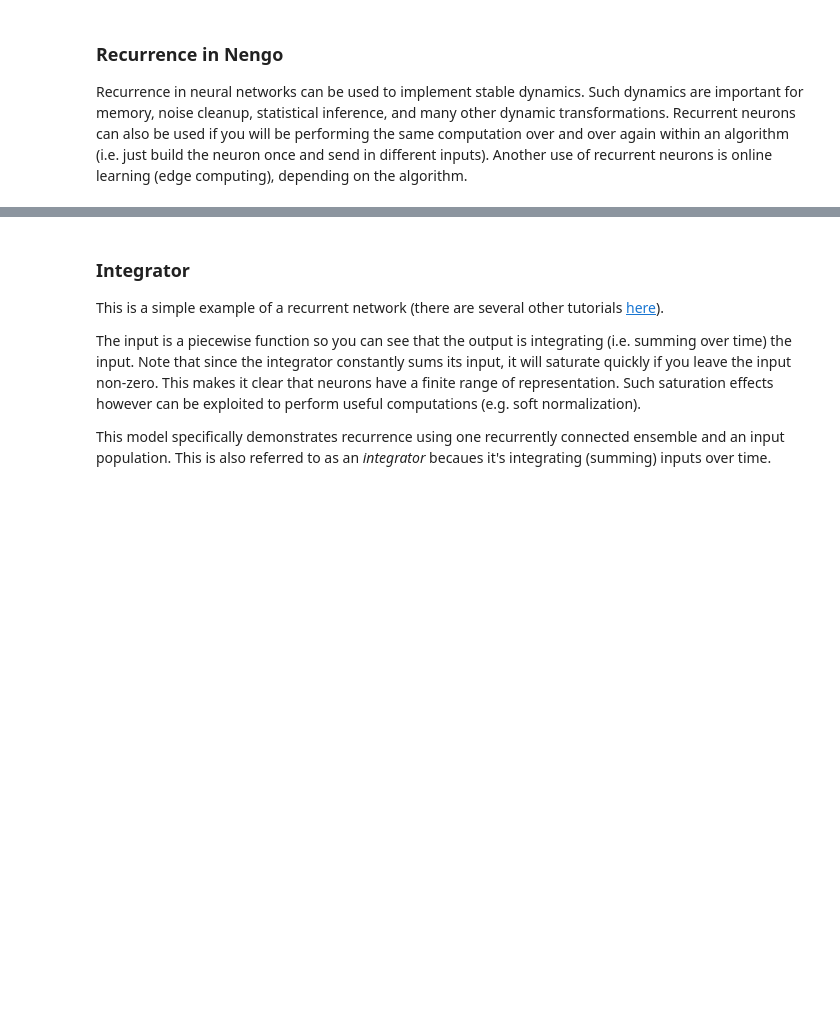
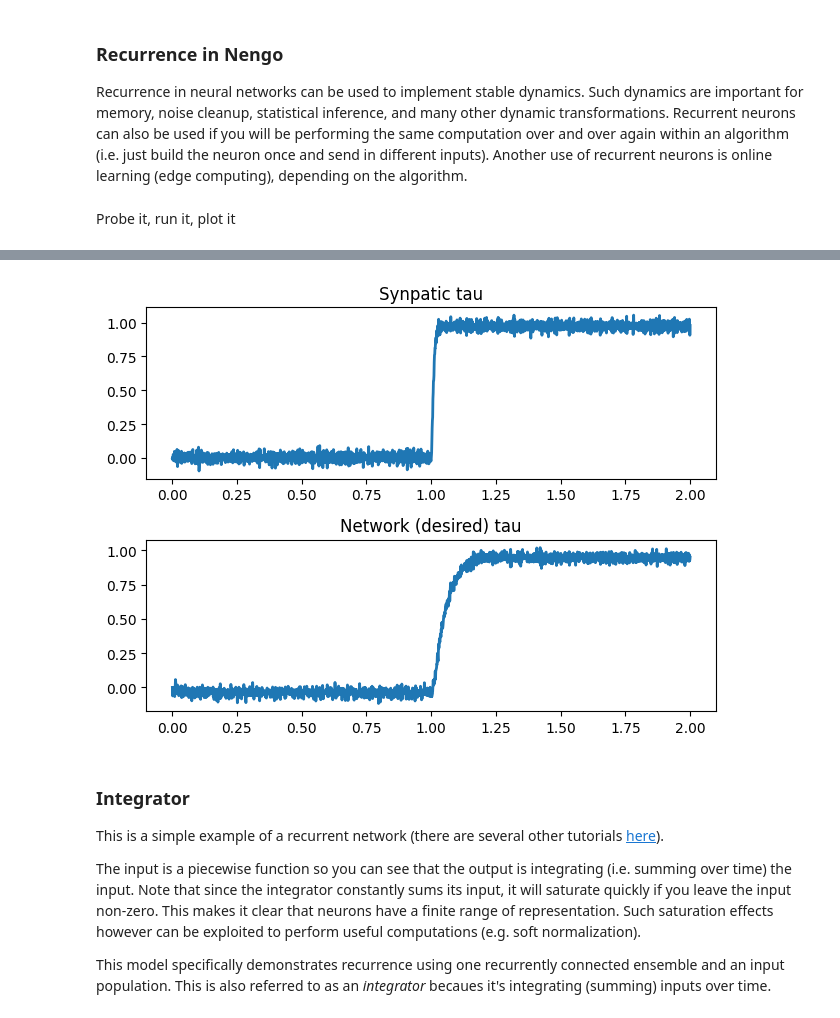
Before and after one commit to AlSco36/neuron_basics, a Jupyter notebook: neuron_dynamics.ipynb, the cells around one changed output, grey strips where cells are left out. Drawn from its saved outputs; the diff is of its cells as text; code cells hidden in the pictures; blank space fills up the shorter version.

```diff
--- a/neuron_dynamics.ipynb
+++ b/neuron_dynamics.ipynb
@@ -41,3 +41,30 @@ with model:
         return (synaptic_tau/desired_tau)*u
 
     nengo.Connection(a, b, function = forward, synapse=synaptic_tau)
+
+    def recurrent(x):
+        return (1-synaptic_tau/desired_tau)*x
+
+    nengo.Connection(b, b, function=recurrent, synapse=synaptic_tau)
+# %% [markdown]
+Probe it, run it, plot it
+# %%
+with model:
+    a_probe = nengo.Probe(a, synapse=synaptic_tau)
+    b_probe = nengo.Probe(b, synapse=synaptic_tau)
+
+# Create our simulator
+with nengo.Simulator(model) as sim:
+    # Run it for 6 seconds
+    sim.run(2)
+
+# Plot the decoded output of the ensemble
+plt.figure()
+plt.subplot(2, 1, 1)
+plt.plot(sim.trange(), sim.data[a_probe], lw=2)
+plt.title("Synpatic tau")
+plt.subplot(2, 1, 2)
+plt.plot(sim.trange(), sim.data[b_probe], lw=2)
+plt.title("Network (desired) tau")
+plt.tight_layout()
+# %% [output]
@@ -44,3 +73,4 @@ with model:
+[figure, added]
 # %% [markdown]
 ### Integrator
 
```
Also changed, not shown: parts of 1 cell of this notebook.
